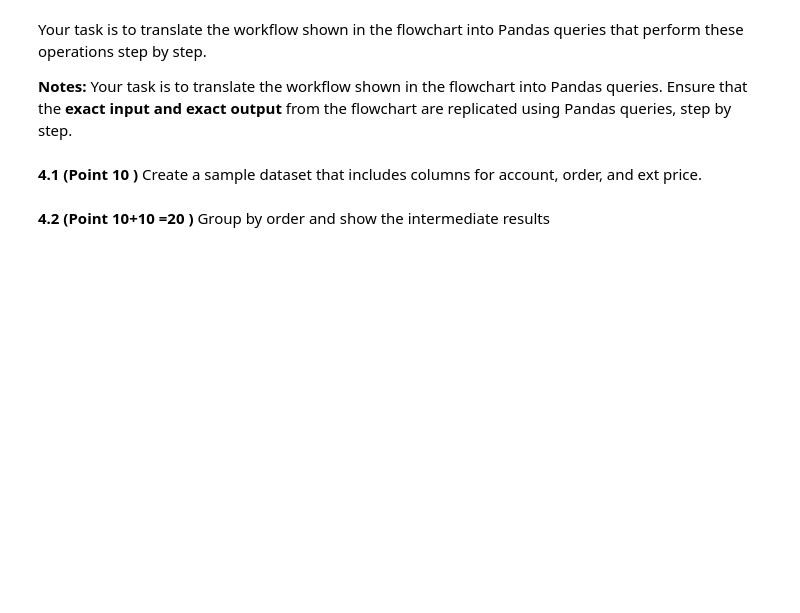
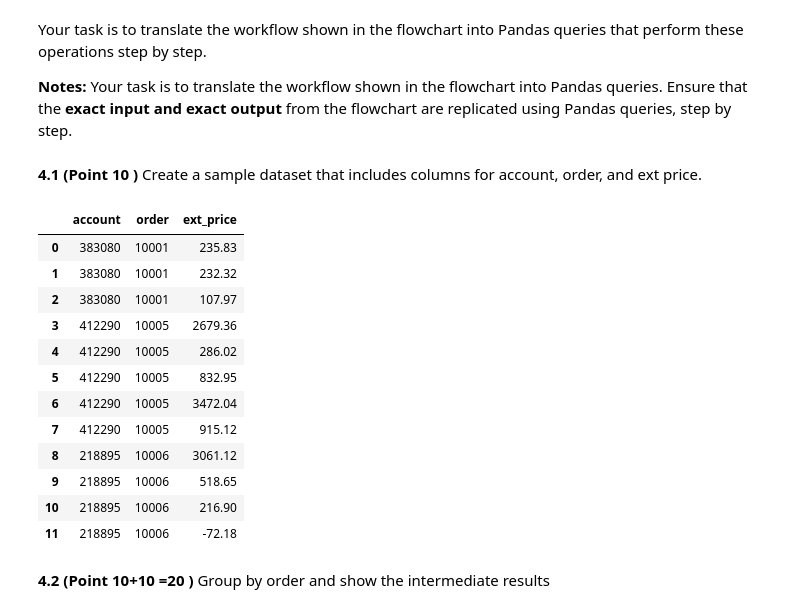
Before and after one commit to lukeadjei/CMSC320_HW1_sec0201_Git, a Jupyter notebook: HW1 - Pandas and SQL selection (Part 1 of HW1)/CMSC320_HW1_Fall2026.ipynb, the cells around one changed output. Cells and saved outputs as stored; diff of their text form; code cells hidden in the pictures; blank space fills up the shorter version.

```diff
--- a/HW1 - Pandas and SQL selection (Part 1 of HW1)/CMSC320_HW1_Fall2026.ipynb
+++ b/HW1 - Pandas and SQL selection (Part 1 of HW1)/CMSC320_HW1_Fall2026.ipynb
@@ -558,15 +585,30 @@ Your task is to translate the workflow shown in the flowchart into Pandas querie
 # %%
 # Create the Sample dataset from above flowchart
 input_data = {
     'account': ['383080', '383080', '383080', '412290', '412290','412290','412290','412290','218895','218895','218895','218895'],
     'order': ['10001', '10001', '10001', '10005', '10005','10005','10005','10005','10006','10006','10006','10006'],
     'ext_price': [235.83, 232.32, 107.97, 2679.36, 286.02, 832.95, 3472.04, 915.12, 3061.12, 518.65, 216.9, -72.18]
 }
 
 # Create DataFrame
-
+df = pd.DataFrame(input_data)
 
 # Display Dataframe (DONT REMOVE THE CODE)
+df
+# %% [output]
+|  | account | order | ext_price |
+| 0 | 383080 | 10001 | 235.83 |
+| 1 | 383080 | 10001 | 232.32 |
+| 2 | 383080 | 10001 | 107.97 |
+| 3 | 412290 | 10005 | 2679.36 |
+| 4 | 412290 | 10005 | 286.02 |
+| 5 | 412290 | 10005 | 832.95 |
+| 6 | 412290 | 10005 | 3472.04 |
+| 7 | 412290 | 10005 | 915.12 |
+| 8 | 218895 | 10006 | 3061.12 |
+| 9 | 218895 | 10006 | 518.65 |
+| 10 | 218895 | 10006 | 216.90 |
+| 11 | 218895 | 10006 | -72.18 |
 # %% [markdown]
 **4.2 (Point 10+10 =20 )** Group by order and show the intermediate results
 # %%
```
Also changed, not shown: parts of 10 cells of this notebook, 1 other file.
